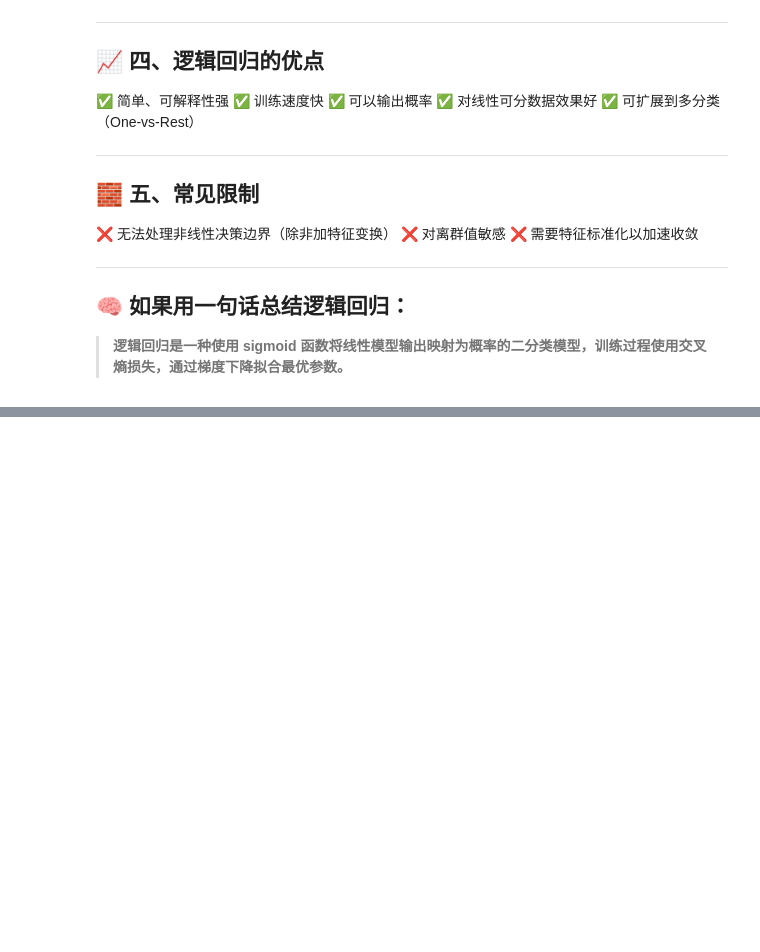
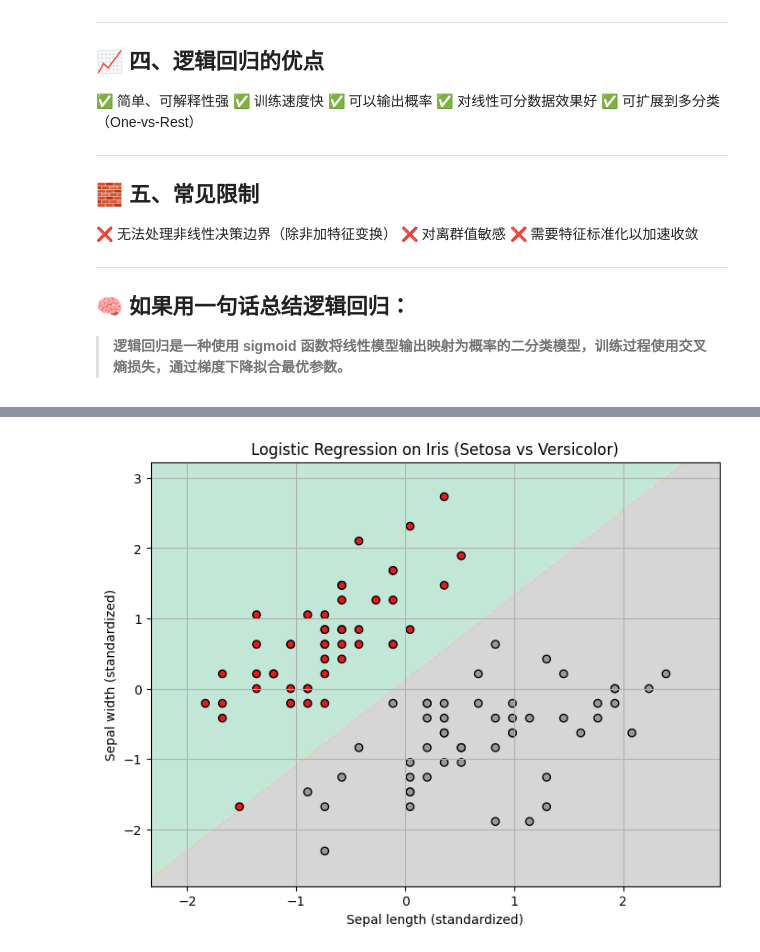
Before and after one commit to caoaolong/llm-teach, a Jupyter notebook: ML/5.逻辑回归.ipynb, the cells around one changed output, grey strips where cells are left out. Cells and saved outputs as stored; diff of their text form; code cells hidden in the pictures; blank space fills up the shorter version.

```diff
--- a/ML/5.逻辑回归.ipynb
+++ b/ML/5.逻辑回归.ipynb
@@ -95,3 +95,23 @@ $$
 ## 🧠 如果用一句话总结逻辑回归：
 
 > **逻辑回归是一种使用 sigmoid 函数将线性模型输出映射为概率的二分类模型，训练过程使用交叉熵损失，通过梯度下降拟合最优参数。**
+# %%
+import numpy as np
+import matplotlib.pyplot as plt
+from sklearn.datasets import load_iris
+from sklearn.linear_model import LogisticRegression
+from sklearn.preprocessing import StandardScaler
+
+# 加载数据
+iris = load_iris()
+X = iris.data
+y = iris.target
+target_names = iris.target_names
+
+# 只取前两类（setosa 和 versicolor），以及前两个特征（sepal length, sepal width）
+X = X[y != 2, :2]
+y = y[y != 2]
+
+# 标准化
+scaler = StandardScaler()
+X_std = scaler.fit_transform(X)
@@ -97,0 +193,28 @@ $$
+# %%
+# 训练逻辑回归模型
+clf = LogisticRegression()
+clf.fit(X_std, y)
+
+# 可视化决策边界
+def plot_decision_boundary(model, X, y):
+    x_min, x_max = X[:, 0].min() - .5, X[:, 0].max() + .5
+    y_min, y_max = X[:, 1].min() - .5, X[:, 1].max() + .5
+    h = 0.01  # 网格粒度
+    xx, yy = np.meshgrid(np.arange(x_min, x_max, h),
+                         np.arange(y_min, y_max, h))
+    Z = model.predict(np.c_[xx.ravel(), yy.ravel()])
+    Z = Z.reshape(xx.shape)
+
+    plt.figure(figsize=(8, 6))
+    plt.contourf(xx, yy, Z, cmap=plt.cm.Pastel2, alpha=0.8)
+    plt.scatter(X[:, 0], X[:, 1], c=y, edgecolors='k', cmap=plt.cm.Set1)
+    plt.xlabel('Sepal length (standardized)')
+    plt.ylabel('Sepal width (standardized)')
+    plt.title('Logistic Regression on Iris (Setosa vs Versicolor)')
+    plt.grid(True)
+    plt.show()
+
+# 绘图
+plot_decision_boundary(clf, X_std, y)
+# %% [output]
+[figure, added]
```
Also changed, not shown: parts of 3 cells of this notebook, 9 other files.
